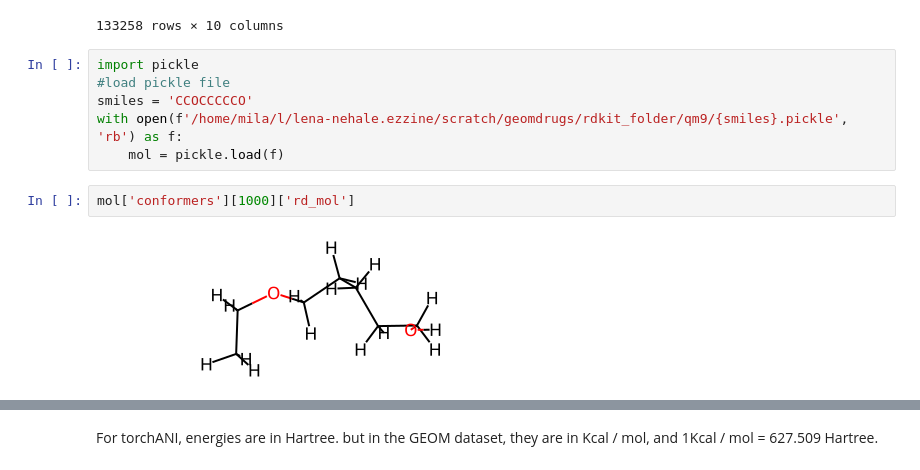
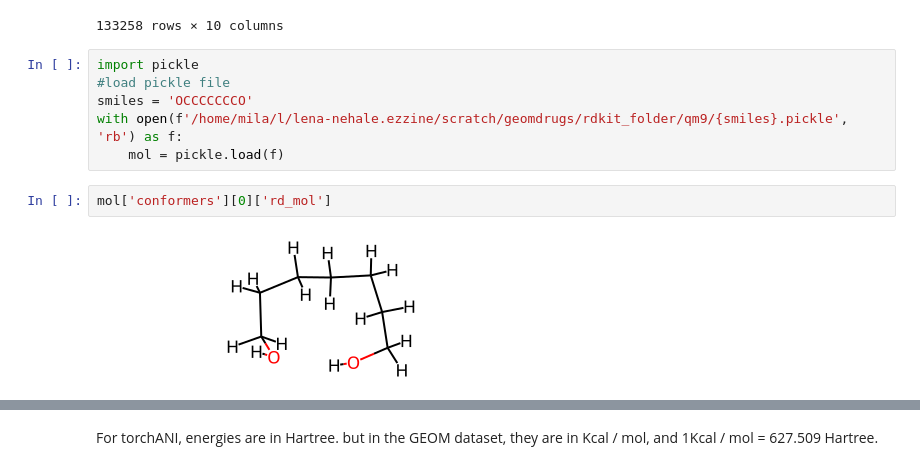
Before and after one commit to LenaNehale/DEM, a Jupyter notebook: playground.ipynb, the cells around one changed output, grey strips where cells are left out. Cells and saved outputs as stored; diff of their text form.

```diff
--- a/playground.ipynb
+++ b/playground.ipynb
@@ -170,13 +191,13 @@ pd.DataFrame(summary).T.sort_values(by='uniqueconfs', ascending=False)
 # %%
 import pickle
 #load pickle file
-smiles = 'CCOCCCCCO'
+smiles = 'OCCCCCCCO'
 with open(f'/home/mila/l/lena-nehale.ezzine/scratch/geomdrugs/rdkit_folder/qm9/{smiles}.pickle', 'rb') as f:
     mol = pickle.load(f)
 # %%
-mol['conformers'][1000]['rd_mol']
+mol['conformers'][0]['rd_mol']
 # %% [output]
-[figure, old version]
+[figure, new version]
 # %%
 summary[smiles]
 # %% [output]
```
Also changed, not shown: parts of 13 cells of this notebook.
